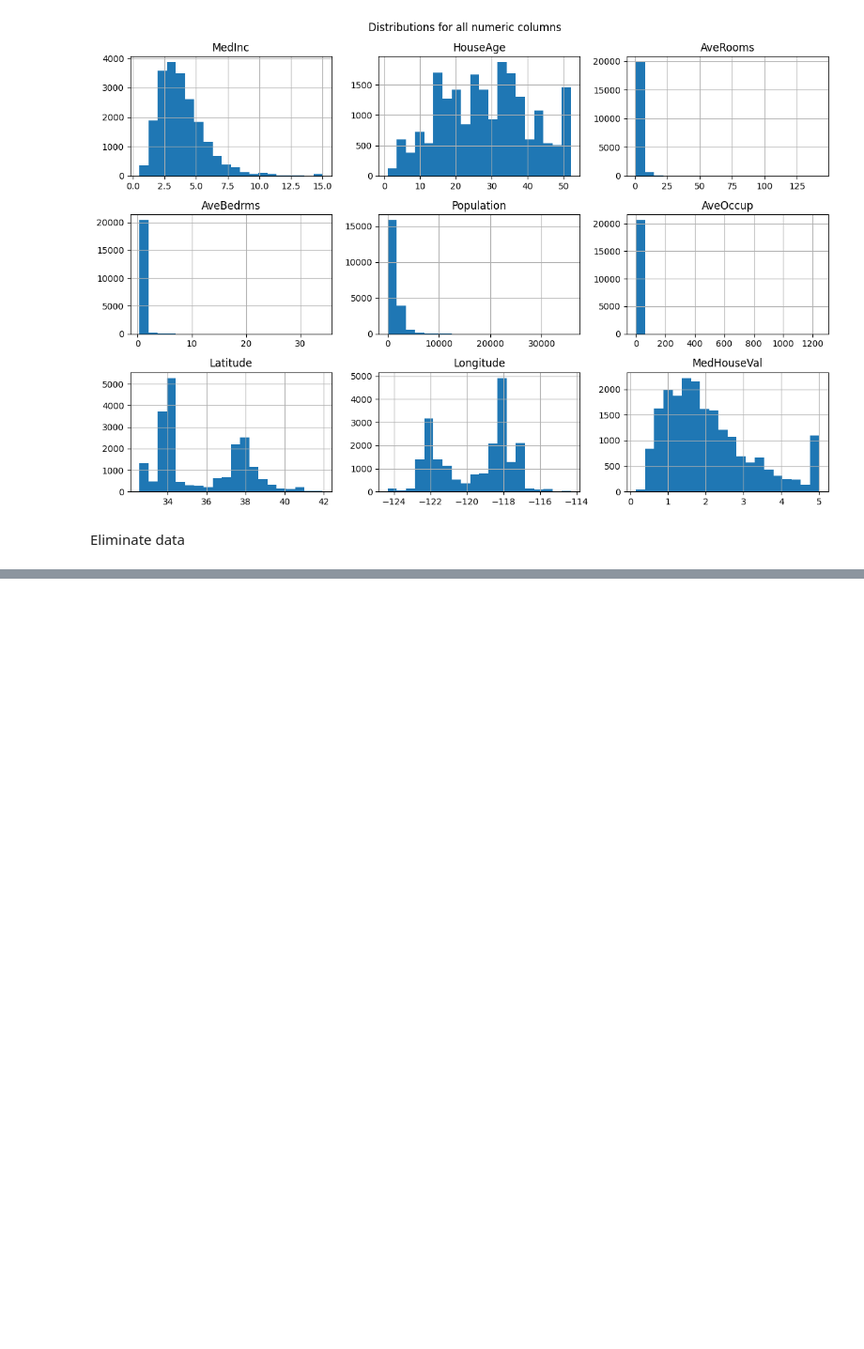
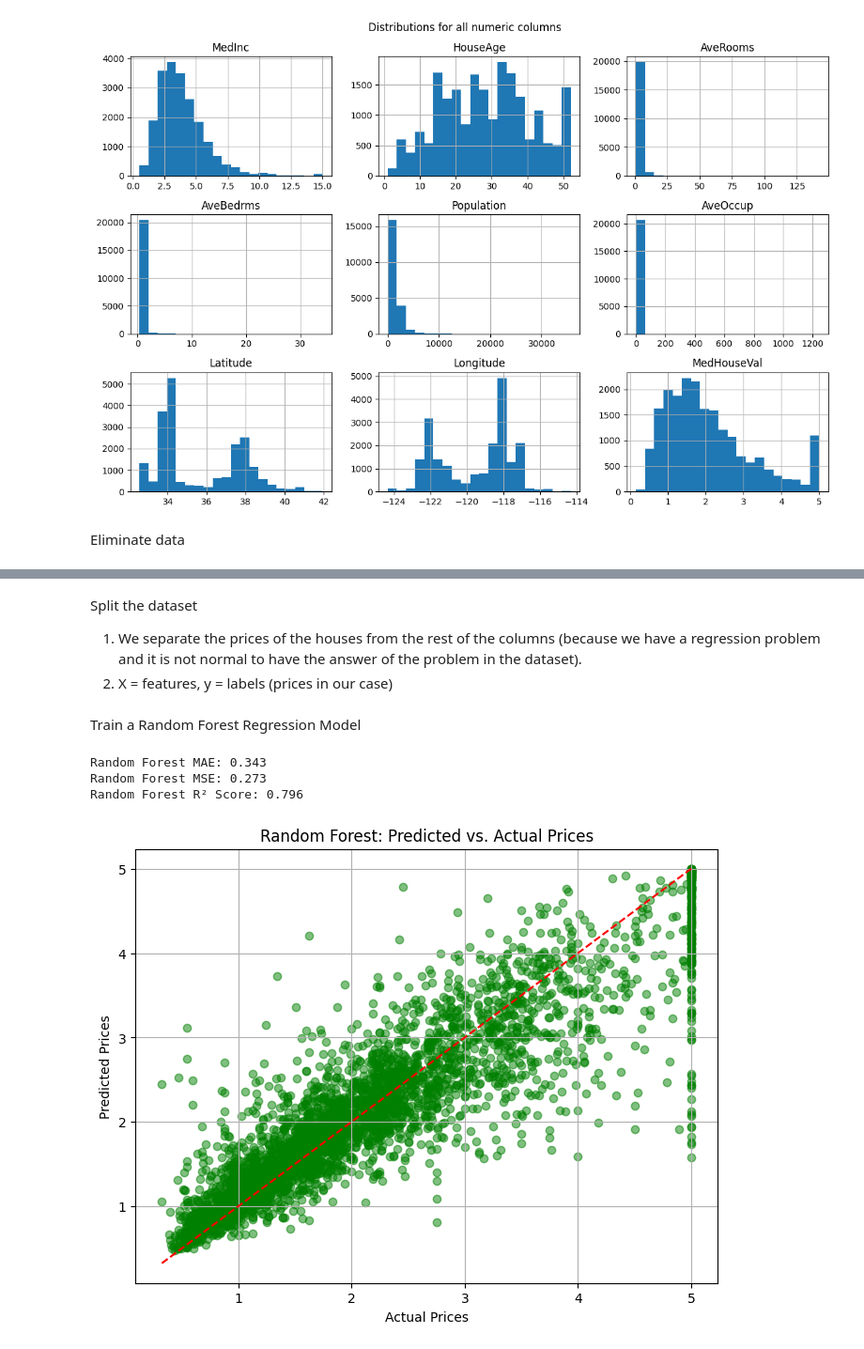
Before and after one commit to ioanaTonu/Predicting_the_price_of_a_house_based_on_its_features, a Jupyter notebook: main.ipynb, the cells around one changed output, grey strips where cells are left out. Shown at 94% size. Drawn from its saved outputs; the diff is of its cells as text; code cells hidden in the pictures; blank space fills up the shorter version.

```diff
--- a/main.ipynb
+++ b/main.ipynb
@@ -78 +78,62 @@ Fără outlieri: 18312 rânduri
 [figure]
+# %% [markdown]
+Split the dataset
+1. We separate the prices of the houses from the rest of the columns (because we have a regression problem and it is not normal to have the answer of the problem in the dataset).
+2. X = features, y = labels (prices in our case)
+# %%
+from sklearn.model_selection import train_test_split
+from sklearn.preprocessing import StandardScaler
+
+X = df_cleaned.drop(columns=["MedHouseVal"])
+y = df_cleaned["MedHouseVal"]
+
+X_train, X_test, y_train, y_test = train_test_split(
+    X, y, test_size=0.2, random_state=42
+)
+
+scaler = StandardScaler()
+X_train_scaled = scaler.fit_transform(X_train)
+X_test_scaled = scaler.transform(X_test)
+# %% [markdown]
+Train a Random Forest Regression Model
+# %%
+from sklearn.ensemble import RandomForestRegressor
+from sklearn.metrics import mean_absolute_error, mean_squared_error, r2_score
+import matplotlib.pyplot as plt
+
+# 1. Create and train the model (no need to scale for trees)
+rf_model = RandomForestRegressor(
+    n_estimators=300,
+    max_depth=15,
+    min_samples_split=5,
+    min_samples_leaf=4,
+    random_state=42
+)
+rf_model.fit(X_train, y_train)
+
+# 2. Predict on test set
+y_pred_rf = rf_model.predict(X_test)
+
+# 3. Evaluate
+mae = mean_absolute_error(y_test, y_pred_rf)
+mse = mean_squared_error(y_test, y_pred_rf)
+r2 = r2_score(y_test, y_pred_rf)
+
+print(f"Random Forest MAE: {mae:.3f}")
+print(f"Random Forest MSE: {mse:.3f}")
+print(f"Random Forest R² Score: {r2:.3f}")
+
+# 4. Plot predictions vs. actual values
+plt.figure(figsize=(8, 6))
+plt.scatter(y_test, y_pred_rf, alpha=0.5, color='green')
+plt.plot([y_test.min(), y_test.max()], [y_test.min(), y_test.max()], 'r--')
+plt.xlabel("Actual Prices")
+plt.ylabel("Predicted Prices")
+plt.title("Random Forest: Predicted vs. Actual Prices")
+plt.grid(True)
+plt.show()
+# %% [output]
+Random Forest MAE: 0.343
+Random Forest MSE: 0.273
+Random Forest R² Score: 0.796
+[figure, added]
```
Also changed, not shown: parts of 2 cells of this notebook.
